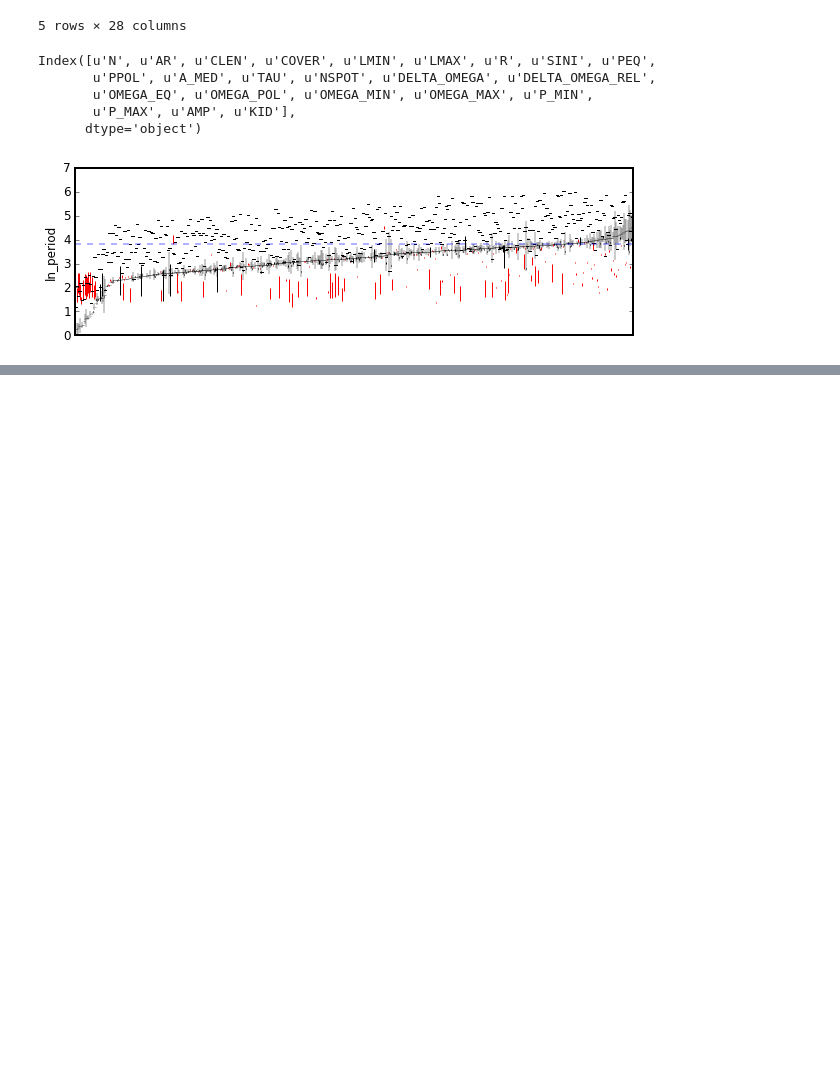
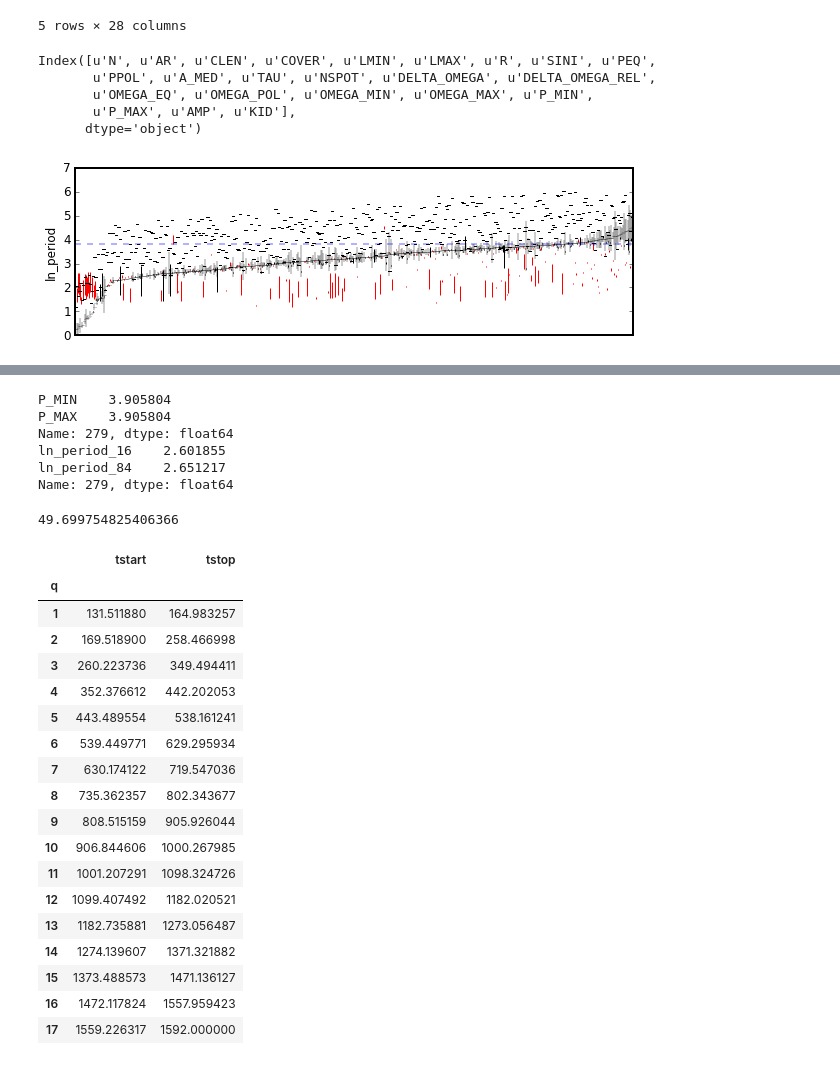
Before and after one commit to RuthAngus/GProtation, a Jupyter notebook: notebooks_tdm/summary.ipynb, the cells around one changed output, grey strips where cells are left out. Cells and saved outputs as stored; diff of their text form; code cells hidden in the pictures; blank space fills up the shorter version.

```diff
--- a/notebooks_tdm/summary.ipynb
+++ b/notebooks_tdm/summary.ipynb
@@ -77,0 +83,38 @@ plugins.connect(fig, tooltip)
+# %%
+i = 279
+print(np.log(truth.ix[i, ['P_MIN','P_MAX']]))
+print(df.ix[i, ['ln_period_16', 'ln_period_84']])
+# %% [output]
+P_MIN    3.905804
+P_MAX    3.905804
+Name: 279, dtype: float64
+ln_period_16    2.601855
+ln_period_84    2.651217
+Name: 279, dtype: float64
+# %%
+np.exp(3.906)
+# %% [output]
+49.699754825406366
+# %%
+from gprot.lc import qtr_times
+qtr_times
+# %% [output]
+|  | tstart | tstop |
+| q |  |  |
+| 1 | 131.511880 | 164.983257 |
+| 2 | 169.518900 | 258.466998 |
+| 3 | 260.223736 | 349.494411 |
+| 4 | 352.376612 | 442.202053 |
+| 5 | 443.489554 | 538.161241 |
+| 6 | 539.449771 | 629.295934 |
+| 7 | 630.174122 | 719.547036 |
+| 8 | 735.362357 | 802.343677 |
+| 9 | 808.515159 | 905.926044 |
+| 10 | 906.844606 | 1000.267985 |
+| 11 | 1001.207291 | 1098.324726 |
+| 12 | 1099.407492 | 1182.020521 |
+| 13 | 1182.735881 | 1273.056487 |
+| 14 | 1274.139607 | 1371.321882 |
+| 15 | 1373.488573 | 1471.136127 |
+| 16 | 1472.117824 | 1557.959423 |
+| 17 | 1559.226317 | 1592.000000 |
```
Also changed, not shown: parts of 2 cells of this notebook.
